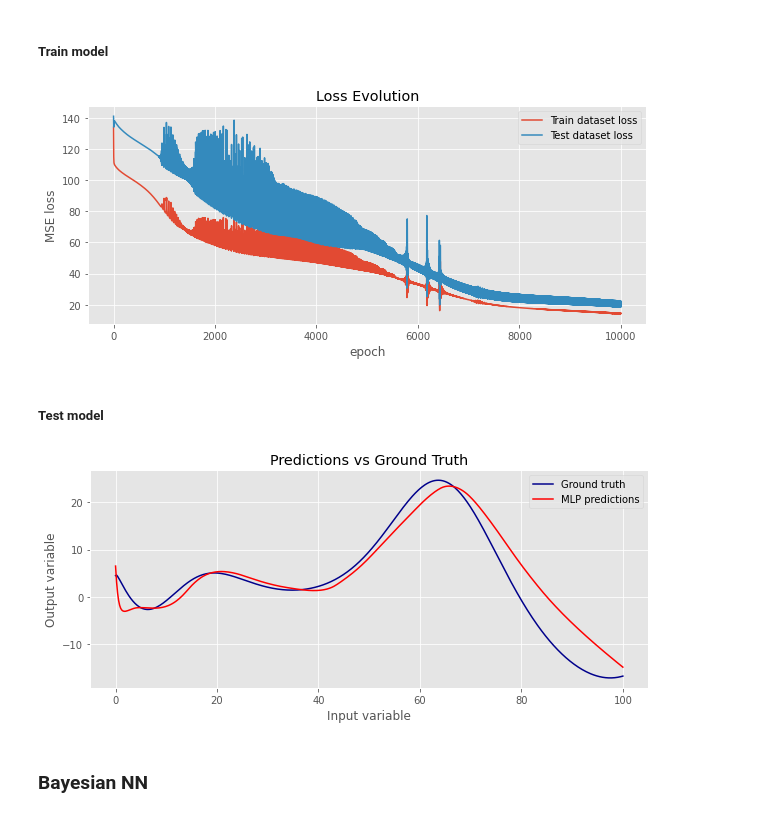
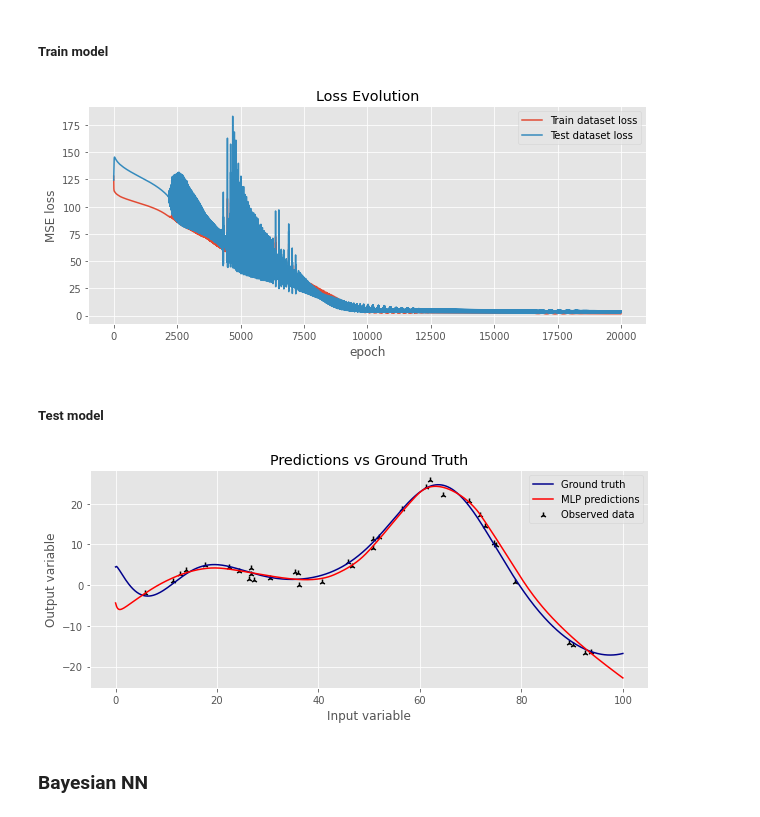
Before and after one commit to Sheev13/bnn-mean-field-vi, a Jupyter notebook: toy_regression.ipynb, the cells around one changed output. Saved outputs shown, nothing was run; the diff lists cells and outputs as text; code cells hidden in the pictures.

Commit message:
decreased lr, increased number of epochs

```diff
--- a/toy_regression.ipynb
+++ b/toy_regression.ipynb
@@ -66,7 +66,7 @@ model = torch.nn.Sequential(
 loss = torch.nn.MSELoss()
 opt = torch.optim.SGD(
     model.parameters(),
-    lr=0.0001,  # learning rate
+    lr=0.00005,  # learning rate
     weight_decay=0.1  # l2 coefficient
 )
 # %% [markdown]
@@ -74,25 +74,25 @@ opt = torch.optim.SGD(
 # %%
 tr_loss_evo = []
 te_loss_evo = []
 
-for _ in range(10000):  # epochs
+for _ in range(20000):  # epochs
     y_tr_pred = model(x_tr)
     l = loss(y_tr_pred, y_tr)
     tr_loss_evo.append(l.item())
     te_loss_evo.append(loss(model(x_te), y_te).item())
     model.zero_grad()
     l.backward()
     opt.step()
 
 plt.plot(tr_loss_evo, label='Train dataset loss')
 plt.plot(te_loss_evo, label='Test dataset loss')
 plt.ylabel('MSE loss')
 plt.xlabel('epoch')
 plt.legend()
 plt.title('Loss Evolution')
 plt.show()
 # %% [output]
-[figure, old version]
+[figure, new version]
 # %% [markdown]
 ##### Test model
 # %%
@@ -102,12 +102,13 @@ ys = ground_truth(xs)
 plt.title("Predictions vs Ground Truth")
 plt.plot(xs, ys, color='darkblue', label='Ground truth')
 plt.plot(xs, yps, color='red', label='MLP predictions')
+plt.scatter(x_tr, y_tr, color='black', label='Observed data', marker='2')
 plt.xlabel('Input variable')
 plt.ylabel('Output variable')
 plt.legend()
 plt.show()
 # %% [output]
-[figure, old version]
+[figure, new version]
 # %% [markdown]
 ### Bayesian NN
 # %% [markdown]
```
Also changed, not shown: parts of 1 cell of this notebook.
